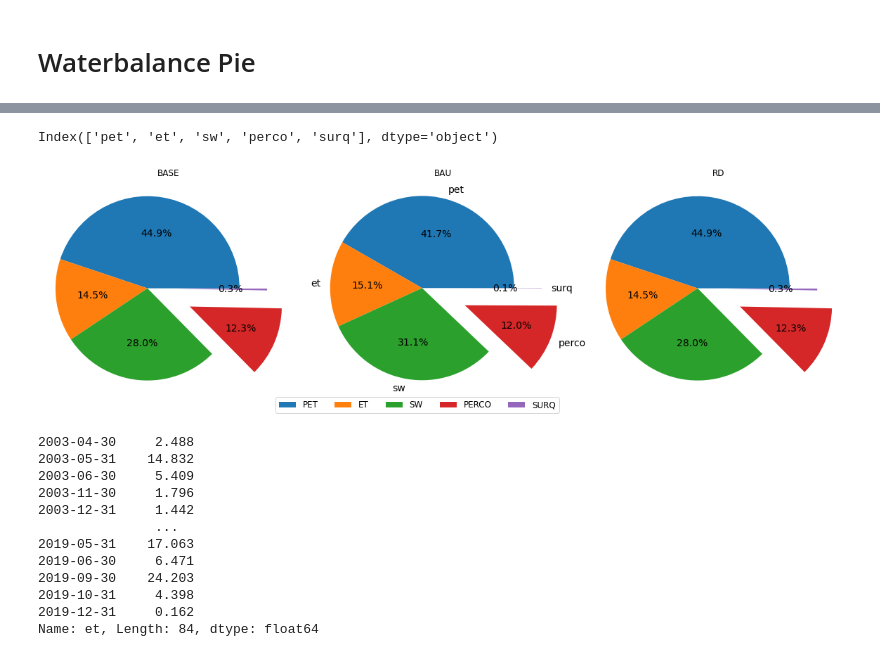
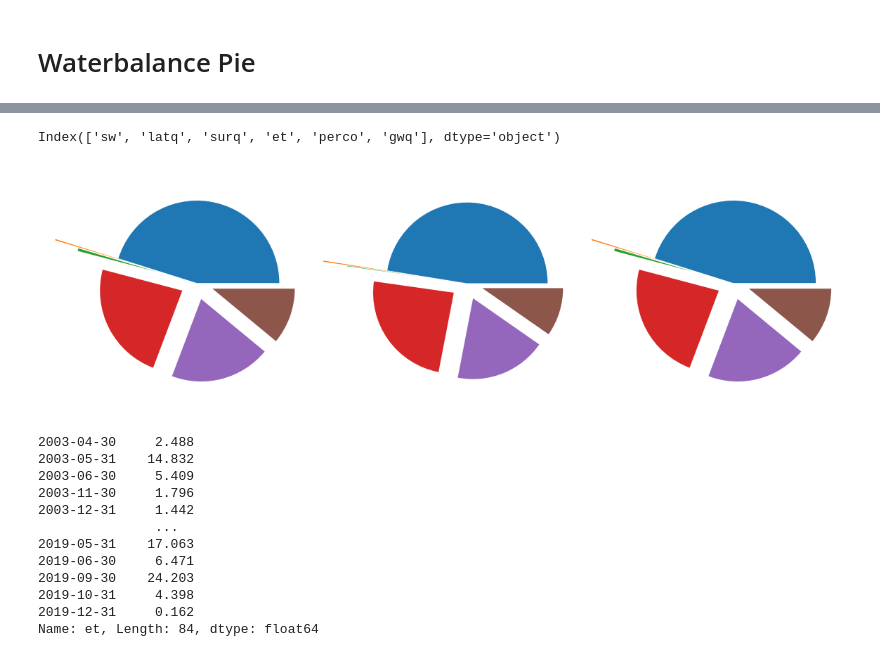
Before and after one commit to spark-brc/swatmf, a Jupyter notebook: okvg_033121_base_bau_rd_figs.ipynb, the cells around one changed output, grey strips where cells are left out. Saved outputs shown, nothing was run; the diff lists cells and outputs as text; code cells hidden in the pictures.

```diff
--- a/okvg_033121_base_bau_rd_figs.ipynb
+++ b/okvg_033121_base_bau_rd_figs.ipynb
@@ -873,53 +86,56 @@ dtype: float64
 # %%
-abau_63.index[3:-1]
+abau_63.index[3:]
 # %% [output]
-Index(['pet', 'et', 'sw', 'perco', 'surq'], dtype='object')
+Index(['sw', 'latq', 'surq', 'et', 'perco', 'gwq'], dtype='object')
+# %%
+abau_63 = abau_63.reindex(index=['GWSWQ_f', 'Lateral Flow','Runoff','SWGWQ_f'])
 # %%
-explode = (0, 0, 0, 0.5, 0.3)
+explode = (0, 0.8,0.5,0.2,0.2,0.2)
 # %%
 fig, axes = plt.subplots(1,3, figsize=(16,5))
 ax1 = fig.add_subplot(111, frameon=False)
 ax1.axis('off')
 axes[0].pie(
-    abase_63[3:-1], explode=explode,
+    abase_63[3:], explode=explode,
     labels=abase_63.name,
-    autopct='%1.1f%%',
+    # autopct='%1.1f%%',
     shadow=False, startangle=0, textprops={'fontsize': 14, 'color': 'k'}, )
 axes[0].axis('equal')  # Equal aspect ratio ensures that pie is drawn as a circle.
 # axes[0].legend()
 axes[1].pie(
-    abau_63[3:-1], explode=explode,
-    labels=abau_63.index[3:-1],
-    autopct='%1.1f%%',
+    abau_63[3:], explode=explode,
+    # labels=abau_63.index[3:],
+    # autopct='%1.1f%%',
     shadow=False, startangle=0, textprops={'fontsize': 14, 'color': 'k'}, )
 axes[1].axis('equal')  # Equal aspect ratio ensures that pie is drawn as a circle.
 # axes[0].legend()
 
 axes[2].pie(
-    ard_63[3:-1], explode=explode,
-    labels=ard_63[3:-1].name,
-    autopct='%1.1f%%',
+    ard_63[3:], explode=explode,
+    # labels=ard_63[3:].name,
+    # autopct='%1.1f%%',
     shadow=False, startangle=0, textprops={'fontsize': 14, 'color': 'k'}, )
 axes[2].axis('equal')  # Equal aspect ratio ensures that pie is drawn as a circle.
 # axes[1].legend()
-lines, labels = fig.axes[1].get_legend_handles_labels()
+# lines, labels = fig.axes[1].get_legend_handles_labels()
 
-labels = ['PET', 'ET', 'SW', 'PERCO', 'SURQ']
-ax1.legend(
-    lines, labels,
-    # loc = 'lower center',
-    ncol=5,
-    bbox_to_anchor=(0.65, 0.01),
-    fontsize=12)
+# labels = ['SW', 'LATQ', 'SURQ', 'ET', 'PERCO', 'GWQ']
+# ax1.legend(
+#     lines, labels,
+#     # loc = 'lower center',
+#     ncol=6,
+#     bbox_to_anchor=(0.7, 0.01),
+#     fontsize=12)
 
-titles = ['BASE', 'BAU', 'RD']
-for ax, t in zip(axes, titles):
-    ax.set_title(t, fontsize=12)
+# titles = ['BASE', 'BAU', 'RD']
+# for ax, t in zip(axes, titles):
+#     ax.set_title(t, fontsize=12)
 
 fig.tight_layout()
+plt.savefig(os.path.join('okvg_scn_wb.png'), dpi=300, bbox_inches="tight")
 plt.show()
 # %% [output]
-[figure, old version]
+[figure, new version]
 # %%
 df =  rd_63.loc[:, 'et'] - bau_63.loc[:, 'et']
 df_p = df.loc[df>0]
```
Also changed, not shown: parts of 52 cells of this notebook, 2 other files.
